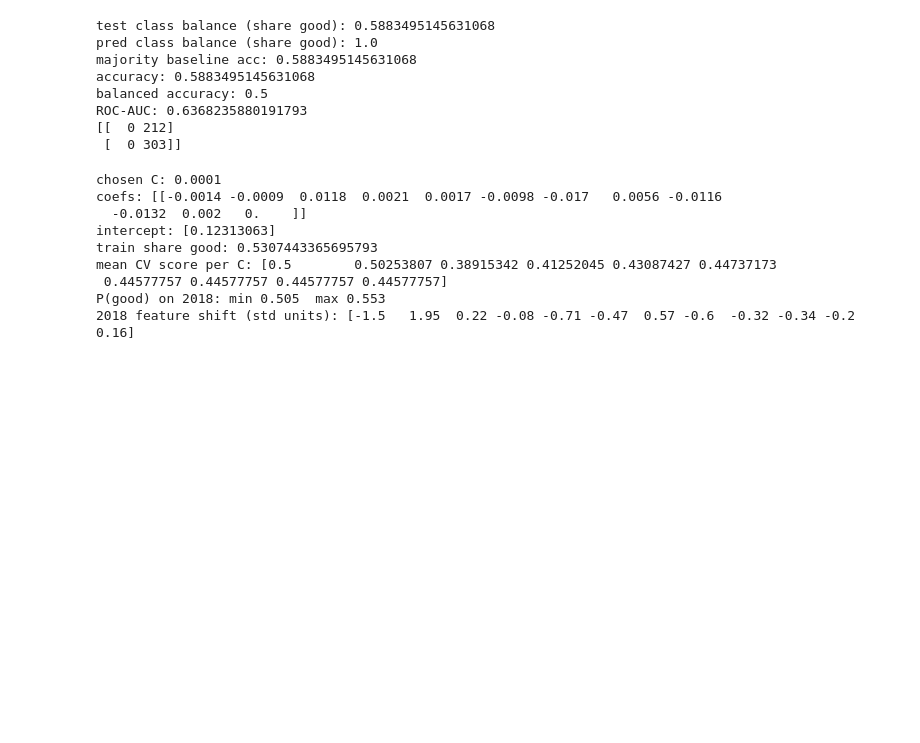
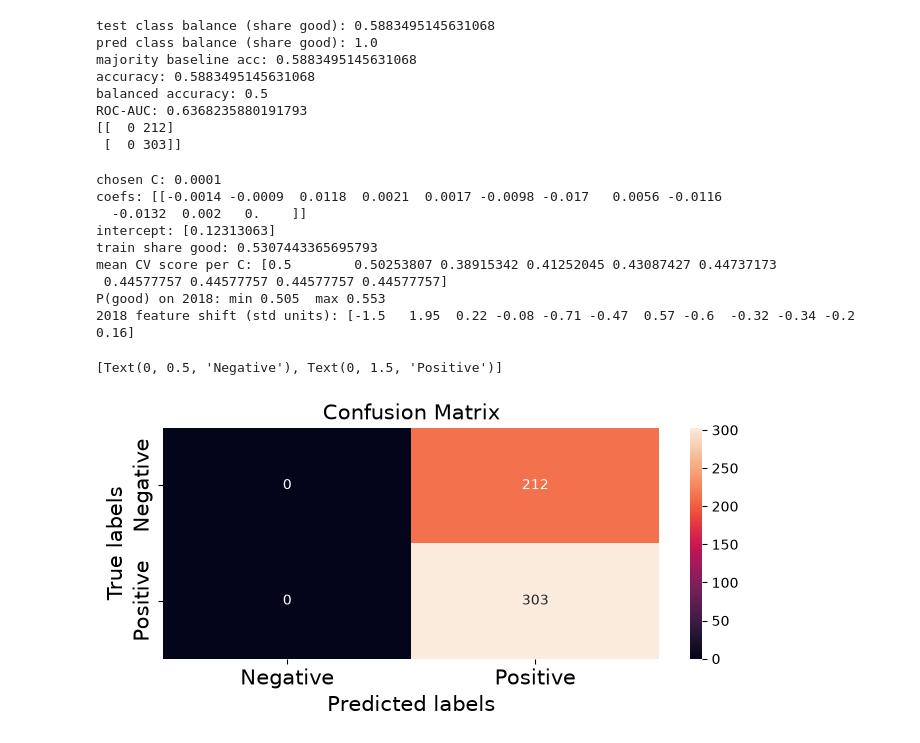
Before and after one commit to tomasub/ml-project, a Jupyter notebook: regression_3.ipynb, the cells around one changed output. Cells and saved outputs as stored; diff of their text form; code cells hidden in the pictures; blank space fills up the shorter version.

```diff
--- a/regression_3.ipynb
+++ b/regression_3.ipynb
@@ -226,3 +226,16 @@ mean CV score per C: [0.5        0.50253807 0.38915342 0.41252045 0.43087427 0.4
  0.44577757 0.44577757 0.44577757 0.44577757]
 P(good) on 2018: min 0.505  max 0.553
 2018 feature shift (std units): [-1.5   1.95  0.22 -0.08 -0.71 -0.47  0.57 -0.6  -0.32 -0.34 -0.2   0.16]
+# %%
+fig, ax= plt.subplots(figsize=(8,3))
+
+sb.heatmap(confusion_matrix(y_test, y_pred), annot=True, fmt='g', ax=ax, )
+
+ax.set_xlabel('Predicted labels',fontsize=15)
+ax.set_ylabel('True labels',fontsize=15)
+ax.set_title('Confusion Matrix',fontsize=15)
+ax.xaxis.set_ticklabels(['Negative', 'Positive'],fontsize=15)
+ax.yaxis.set_ticklabels(['Negative', 'Positive'],fontsize=15)
+# %% [output]
+[Text(0, 0.5, 'Negative'), Text(0, 1.5, 'Positive')]
+[figure, added]
```
Also changed, not shown: 1 other file.
